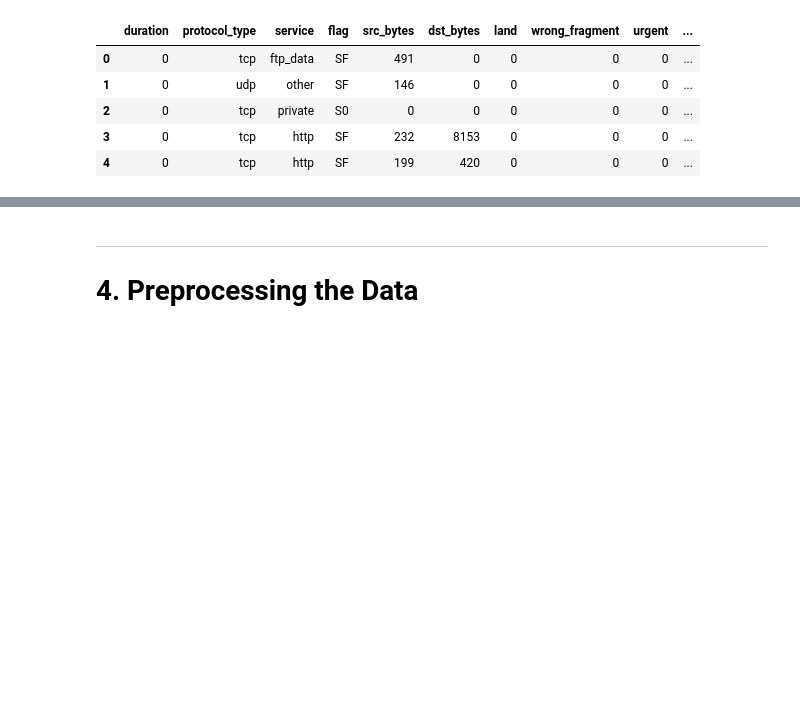
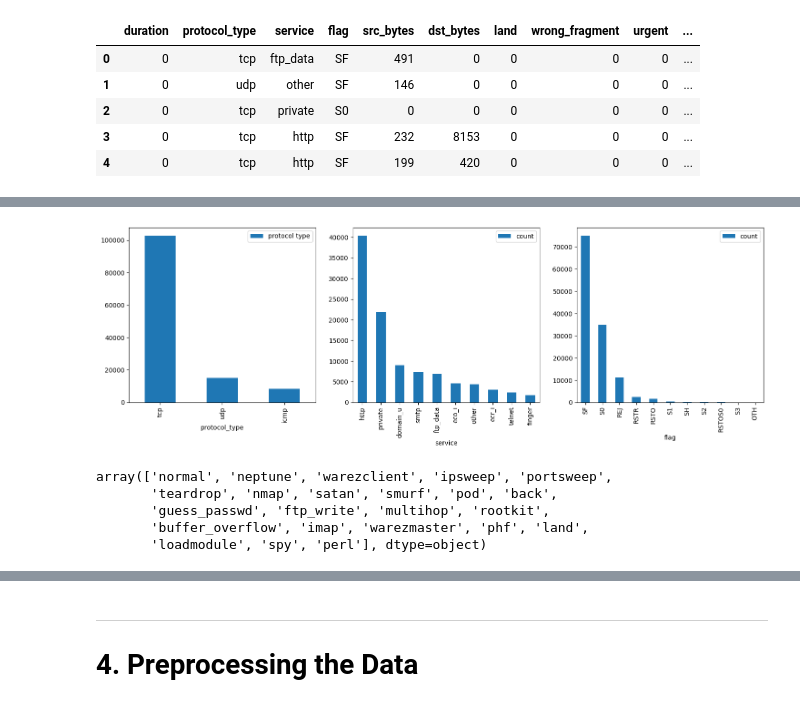
Before and after one commit to andypc93/cyber-sentry, a Jupyter notebook: back-end/CyberSentry_Notebook.ipynb, the cells around one changed output, grey strips where cells are left out. Cells and saved outputs as stored; diff of their text form; code cells hidden in the pictures; blank space fills up the shorter version.

```diff
--- a/back-end/CyberSentry_Notebook.ipynb
+++ b/back-end/CyberSentry_Notebook.ipynb
@@ -192,0 +206,22 @@ pie_plot(df_train, ['protocol_type','outcome'], 1, 2)
+# %%
+plt.figure(figsize=(18, 5))
+plt.subplot(131)
+df_train["protocol_type"].value_counts().plot(kind='bar', label='protocol type')
+plt.legend()
+plt.subplot(132)
+df_train['service'].value_counts().head(10).plot(kind='bar')
+plt.legend()
+plt.subplot(133)
+df_train["flag"].value_counts().plot(kind='bar')
+plt.legend()
+plt.show()
+# %% [output]
+[figure, added]
+# %%
+df_train.outcome.unique()
+# %% [output]
+array(['normal', 'neptune', 'warezclient', 'ipsweep', 'portsweep',
+       'teardrop', 'nmap', 'satan', 'smurf', 'pod', 'back',
+       'guess_passwd', 'ftp_write', 'multihop', 'rootkit',
+       'buffer_overflow', 'imap', 'warezmaster', 'phf', 'land',
+       'loadmodule', 'spy', 'perl'], dtype=object)
```
Also changed, not shown: parts of 42 cells of this notebook.
